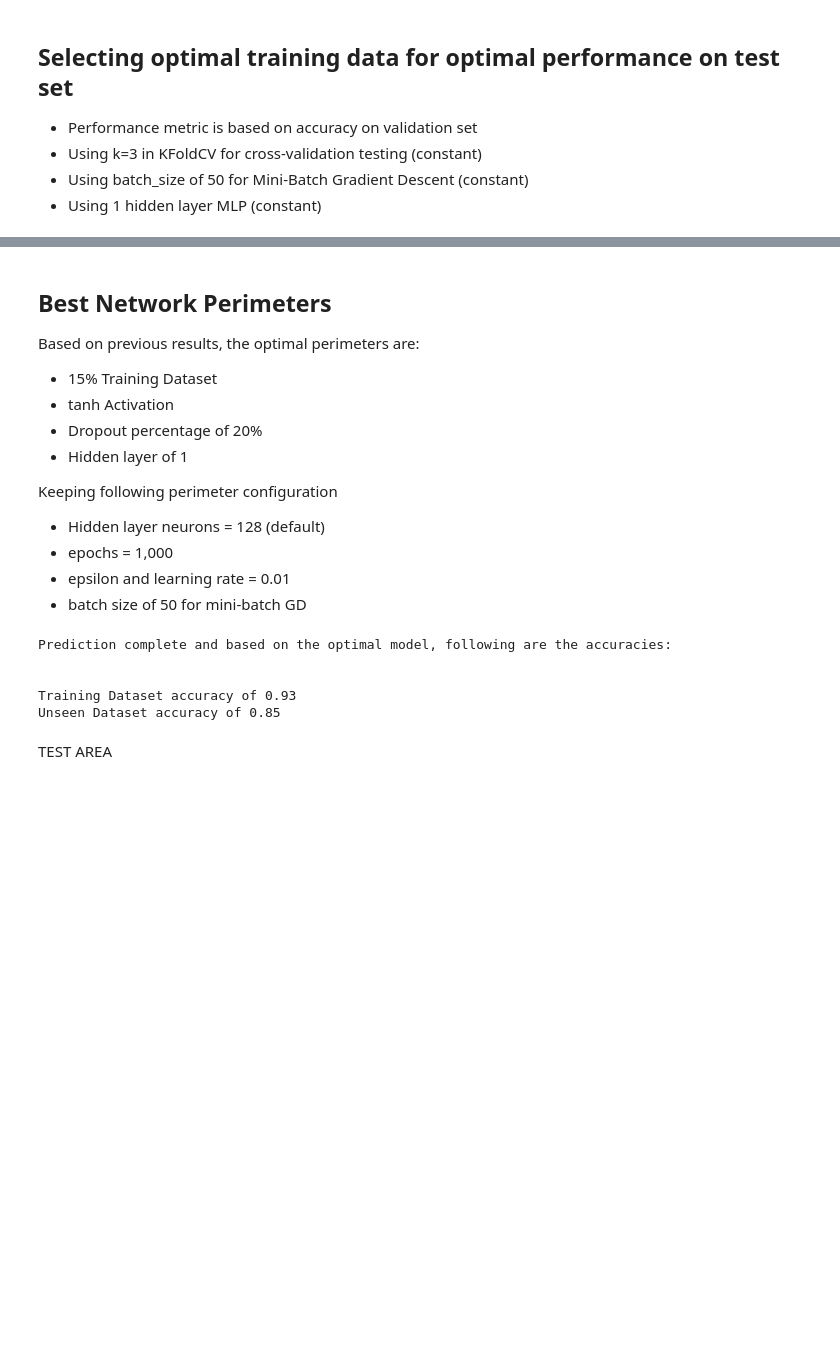
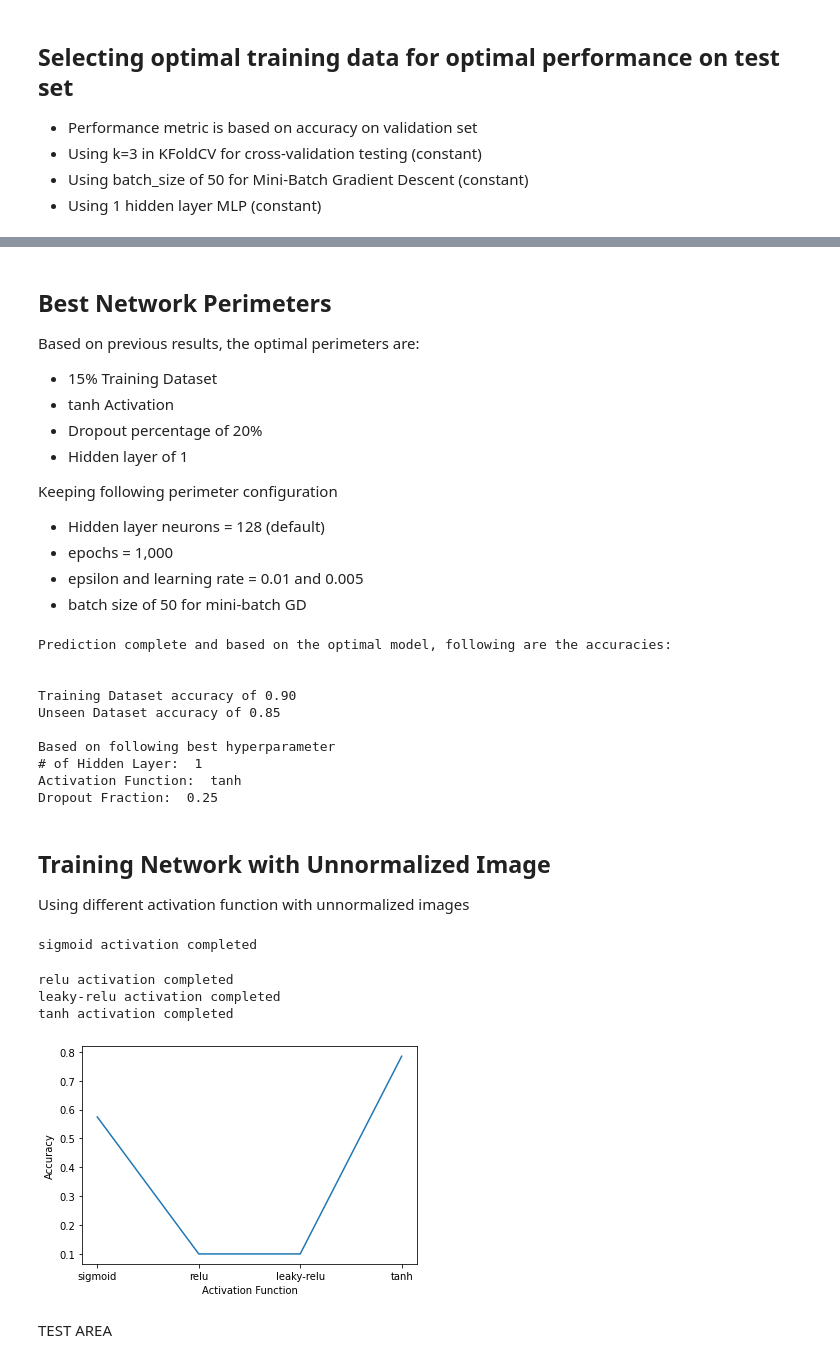
Before and after one commit to dbtronics/COMP551---Miniproject-3-Classification-of-Image-Data-, a Jupyter notebook: Group_18_Miniproject_3.ipynb, the cells around one changed output, grey strips where cells are left out. Drawn from its saved outputs; the diff is of its cells as text; code cells hidden in the pictures; blank space fills up the shorter version.

```diff
--- a/Group_18_Miniproject_3.ipynb
+++ b/Group_18_Miniproject_3.ipynb
@@ -503,22 +527,57 @@ Based on previous results, the optimal perimeters are:
 Keeping following perimeter configuration
 * Hidden layer neurons = 128 (default)
 * epochs = 1,000
-* epsilon and learning rate = 0.01
+* epsilon and learning rate = 0.01 and 0.005
 * batch size of 50 for mini-batch GD
 # %%
-optimal_model = MLP(x_train.shape[1], np.max(y_train)+1, activation="tanh", dropout=True, dropout_percent=0.2)
+optimal_model = MLP(x_train.shape[1], np.max(y_train)+1, activation=best_activation, dropout=True, dropout_percent=best_dropout_percentage, hidden_layer=best_layer)
 optimal_model.fit(x_train, y_train, 50)
 y_train_pred = optimal_model.predict(x_train)
 y_test_pred = optimal_model.predict(x_test)
 print("Prediction complete and based on the optimal model, following are the accuracies:\n\n")
 print("Training Dataset accuracy of %.2f" % optimal_model.eval_acc(y_train_pred, y_train))
 print("Unseen Dataset accuracy of %.2f" % optimal_model.eval_acc(y_test_pred, y_test))
+print("\nBased on following best hyperparameter")
+print("# of Hidden Layer: ", best_layer)
+print("Activation Function: ", best_activation)
+print("Dropout Fraction: ", best_dropout_percentage)
 # %% [output]
 Prediction complete and based on the optimal model, following are the accuracies:
 
 
-Training Dataset accuracy of 0.93
+Training Dataset accuracy of 0.90
 Unseen Dataset accuracy of 0.85
+
+Based on following best hyperparameter
+# of Hidden Layer:  1
+Activation Function:  tanh
+Dropout Fraction:  0.25
+# %% [markdown]
+## Training Network with Unnormalized Image
+Using different activation function with unnormalized images
+# %%
+# converting to unnormalized images by converting [0,1] --> [0,255]
+x_train *= 255
+x_test *= 255
+
+act_acc = np.zeros(len(activation_array))
+for activation_index in range(len(activation_array)):
+  model = MLP(x_test.shape[1], np.max(y_test)+1, activation = activation_array[activation_index], hidden_layer=2)
+  model.fit(x_train, y_train, 50)
+  yh = model.predict(x_test)
+  act_acc[activation_index] = model.eval_acc(yh, y_test)
+  print("%s activation completed" % activation_array[activation_index])
+# best_activation = activation_array[np.argmax(act_acc)]
+plt.plot(activation_array, act_acc)
+plt.xlabel("Activation Function")
+plt.ylabel("Accuracy")
+plt.show()
+# %% [output]
+sigmoid activation completed
+relu activation completed
+leaky-relu activation completed
+tanh activation completed
+[figure, added]
 # %% [markdown]
 TEST AREA
 # %%
```
Also changed, not shown: parts of 10 cells of this notebook.
